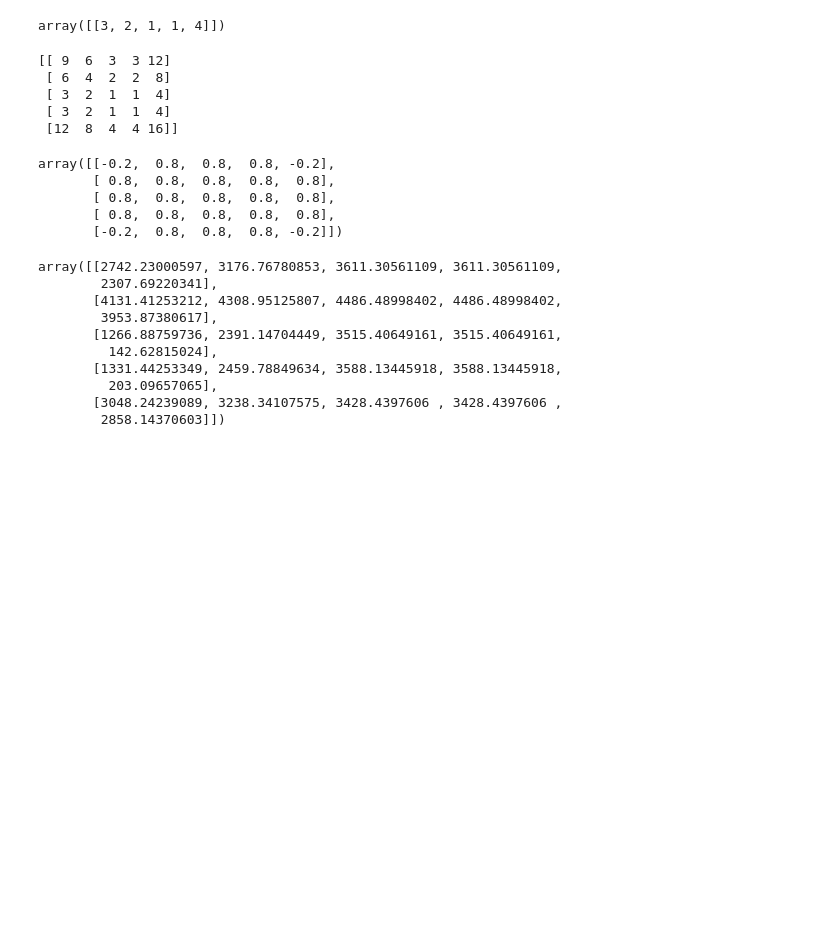
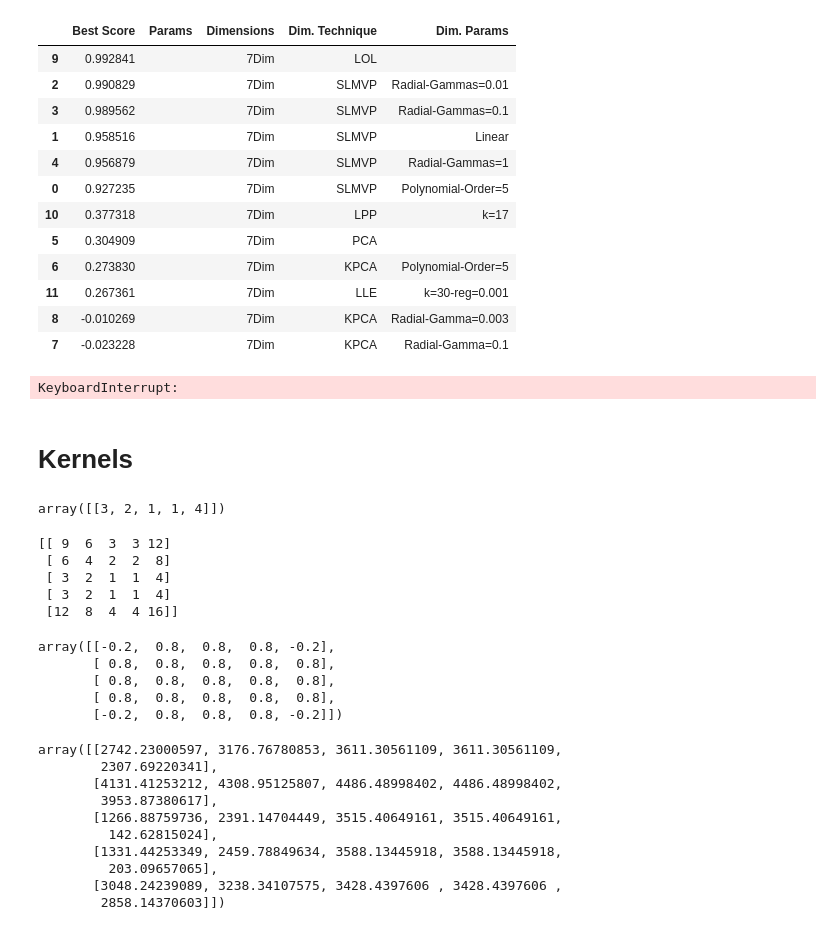
Before and after one commit to miguelangel43/Dimensionality-Reduction-Masters-Thesis, a Jupyter notebook: main.ipynb, the cells around one changed output. Drawn from its saved outputs; the diff is of its cells as text; code cells hidden in the pictures; blank space fills up the shorter version.

```diff
--- a/main.ipynb
+++ b/main.ipynb
@@ -39,3 +53,25 @@ Linear kernel
+# %%
+dim.apply_clf('Linear Regression')
+# %% [output]
+|  | Best Score | Params | Dimensions | Dim. Technique | Dim. Params |
+| 9 | 0.992841 |  | 7Dim | LOL |  |
+| 2 | 0.990829 |  | 7Dim | SLMVP | Radial-Gammas=0.01 |
+| 3 | 0.989562 |  | 7Dim | SLMVP | Radial-Gammas=0.1 |
+| 1 | 0.958516 |  | 7Dim | SLMVP | Linear |
+| 4 | 0.956879 |  | 7Dim | SLMVP | Radial-Gammas=1 |
+| 0 | 0.927235 |  | 7Dim | SLMVP | Polynomial-Order=5 |
+| 10 | 0.377318 |  | 7Dim | LPP | k=17 |
+| 5 | 0.304909 |  | 7Dim | PCA |  |
+| 6 | 0.273830 |  | 7Dim | KPCA | Polynomial-Order=5 |
+| 11 | 0.267361 |  | 7Dim | LLE | k=30-reg=0.001 |
+| 8 | -0.010269 |  | 7Dim | KPCA | Radial-Gamma=0.003 |
+| 7 | -0.023228 |  | 7Dim | KPCA | Radial-Gamma=0.1 |
+# %%
+dim.apply_clf('XGBoost')
+# %% [output]
+KeyboardInterrupt:
+# %% [markdown]
+# Kernels
 # %%
 KXX = np.dot(X, X.T)
 l = KXX.shape[0]
```
Also changed, not shown: parts of 9 cells of this notebook, 10 other files.
